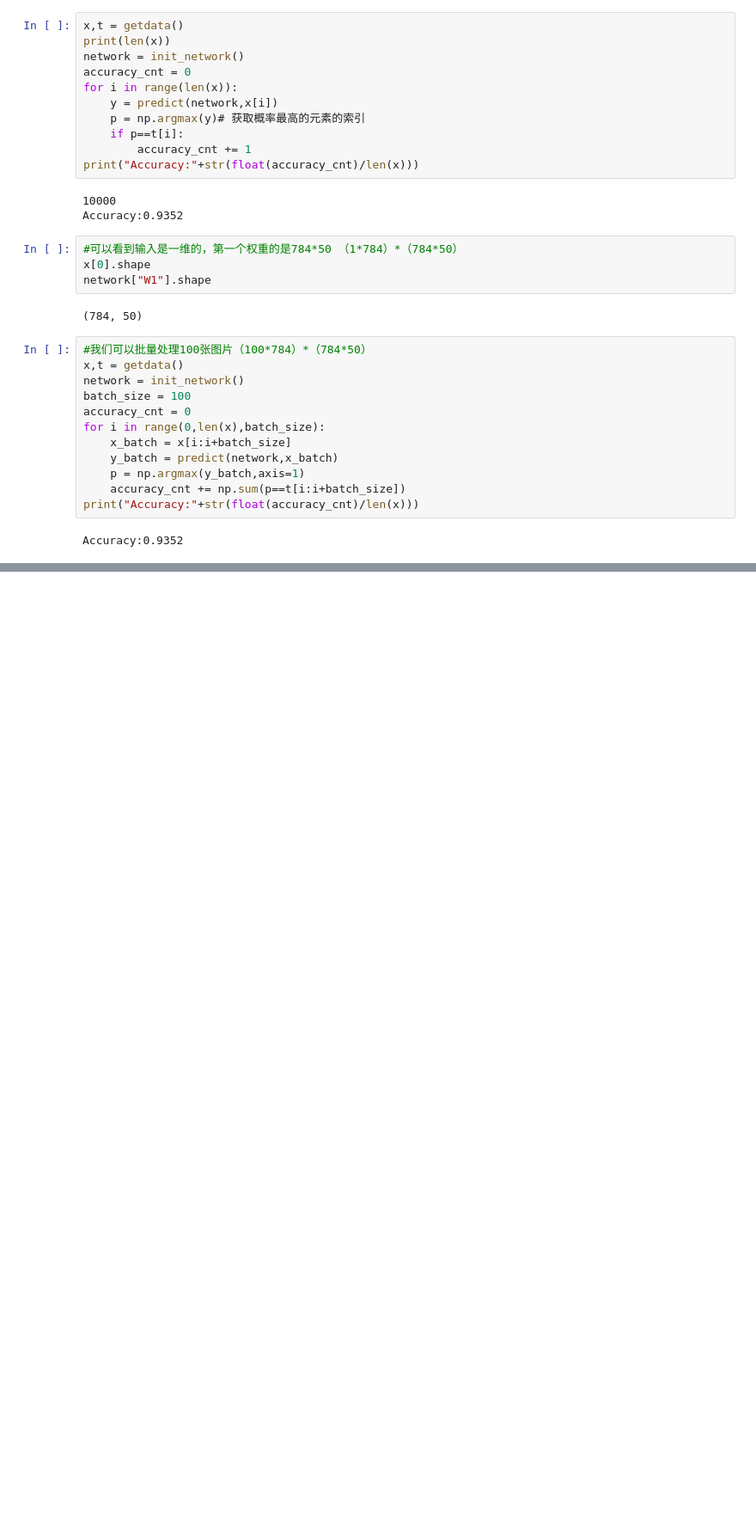
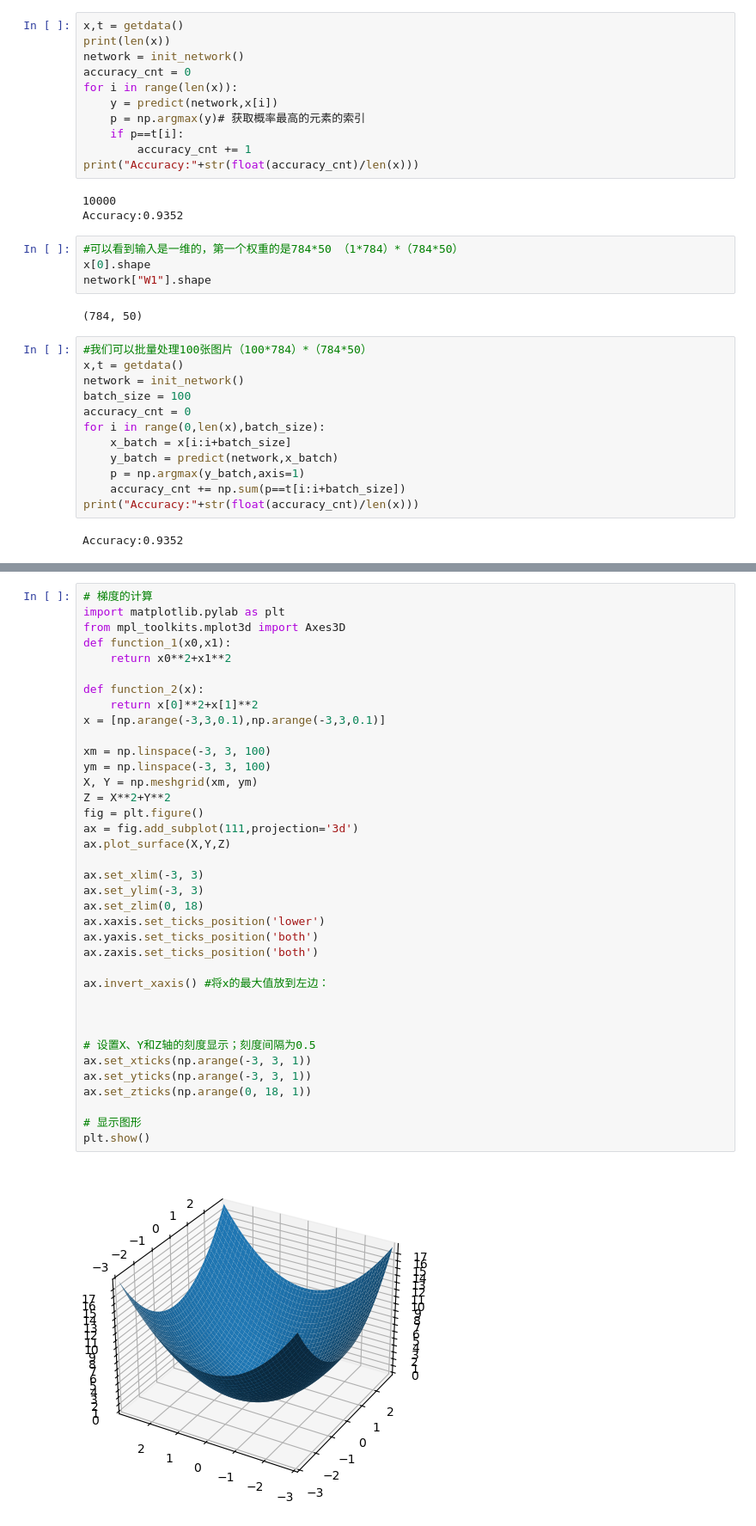
Before and after one commit to jiuzii/l2.deeplearning, a Jupyter notebook: scratch/scratch.ipynb, the cells around one changed output, grey strips where cells are left out. Shown at 86% size. Drawn from its saved outputs; the diff is of its cells as text; blank space fills up the shorter version.

```diff
--- a/scratch/scratch.ipynb
+++ b/scratch/scratch.ipynb
@@ -382,0 +433,39 @@ Accuracy:0.9352
+# %%
+# 梯度的计算
+import matplotlib.pylab as plt
+from mpl_toolkits.mplot3d import Axes3D
+def function_1(x0,x1):
+    return x0**2+x1**2
+
+def function_2(x):
+    return x[0]**2+x[1]**2
+x = [np.arange(-3,3,0.1),np.arange(-3,3,0.1)]
+
+xm = np.linspace(-3, 3, 100)
+ym = np.linspace(-3, 3, 100)
+X, Y = np.meshgrid(xm, ym)
+Z = X**2+Y**2
+fig = plt.figure()
+ax = fig.add_subplot(111,projection='3d')
+ax.plot_surface(X,Y,Z)
+
+ax.set_xlim(-3, 3)
+ax.set_ylim(-3, 3)
+ax.set_zlim(0, 18)
+ax.xaxis.set_ticks_position('lower')
+ax.yaxis.set_ticks_position('both')
+ax.zaxis.set_ticks_position('both')
+
+ax.invert_xaxis() #将x的最大值放到左边：
+
+
+
+# 设置X、Y和Z轴的刻度显示；刻度间隔为0.5
+ax.set_xticks(np.arange(-3, 3, 1))
+ax.set_yticks(np.arange(-3, 3, 1))
+ax.set_zticks(np.arange(0, 18, 1))
+
+# 显示图形
+plt.show()
+# %% [output]
+[figure, added]
```
Also changed, not shown: parts of 14 cells of this notebook, 9 other files.
